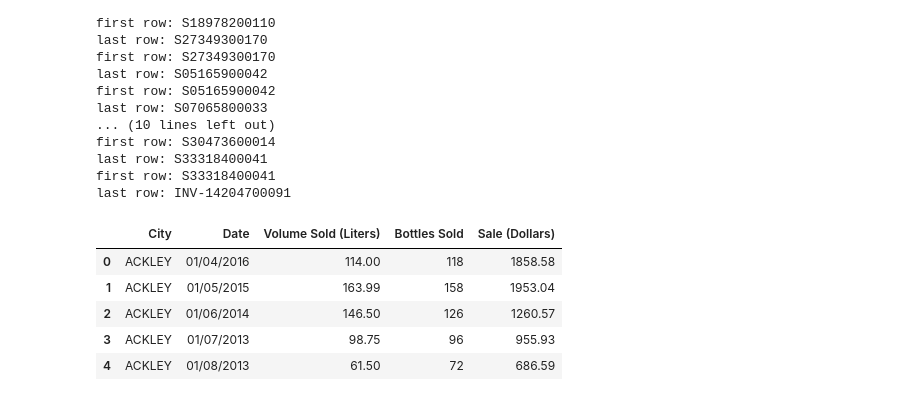
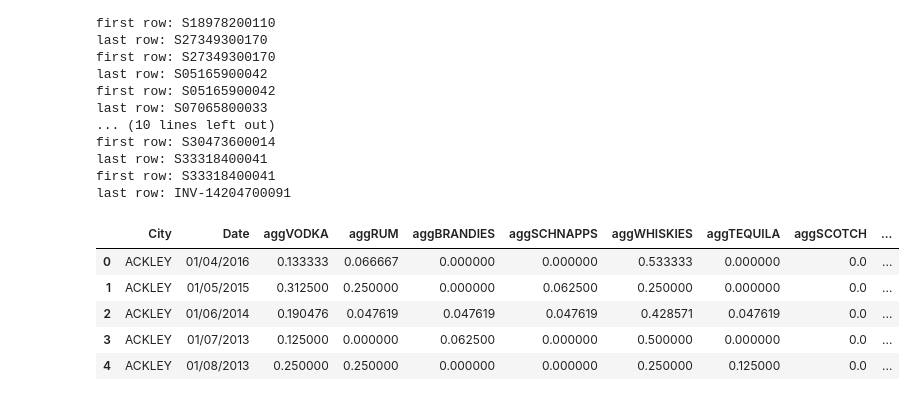
Before and after one commit to likhitanarayana/Iowa-Liquor-Sales, a Jupyter notebook: Aggregation.ipynb, the cells around one changed output. Drawn from its saved outputs; the diff is of its cells as text; code cells hidden in the pictures.

```diff
--- a/Aggregation.ipynb
+++ b/Aggregation.ipynb
@@ -74,9 +195,9 @@ final.to_csv("GrossSales.csv", index=False)
 # %%
-pd.read_csv("GrossSales.csv").head()
+pd.read_csv("GrossSalesDay.csv").head()
 # %% [output]
-|  | City | Date | Volume Sold (Liters) | Bottles Sold | Sale (Dollars) |
-| 0 | ACKLEY | 01/04/2016 | 114.00 | 118 | 1858.58 |
-| 1 | ACKLEY | 01/05/2015 | 163.99 | 158 | 1953.04 |
-| 2 | ACKLEY | 01/06/2014 | 146.50 | 126 | 1260.57 |
-| 3 | ACKLEY | 01/07/2013 | 98.75 | 96 | 955.93 |
-| 4 | ACKLEY | 01/08/2013 | 61.50 | 72 | 686.59 |
+|  | City | Date | aggVODKA | aggRUM | aggBRANDIES | aggSCHNAPPS | aggWHISKIES | aggTEQUILA | aggSCOTCH | ... |
+| 0 | ACKLEY | 01/04/2016 | 0.133333 | 0.066667 | 0.000000 | 0.000000 | 0.533333 | 0.000000 | 0.0 | ... |
+| 1 | ACKLEY | 01/05/2015 | 0.312500 | 0.250000 | 0.000000 | 0.062500 | 0.250000 | 0.000000 | 0.0 | ... |
+| 2 | ACKLEY | 01/06/2014 | 0.190476 | 0.047619 | 0.047619 | 0.047619 | 0.428571 | 0.047619 | 0.0 | ... |
+| 3 | ACKLEY | 01/07/2013 | 0.125000 | 0.000000 | 0.062500 | 0.000000 | 0.500000 | 0.000000 | 0.0 | ... |
+| 4 | ACKLEY | 01/08/2013 | 0.250000 | 0.250000 | 0.000000 | 0.000000 | 0.250000 | 0.125000 | 0.0 | ... |
```
Also changed, not shown: parts of 12 cells of this notebook, 17 other files.
